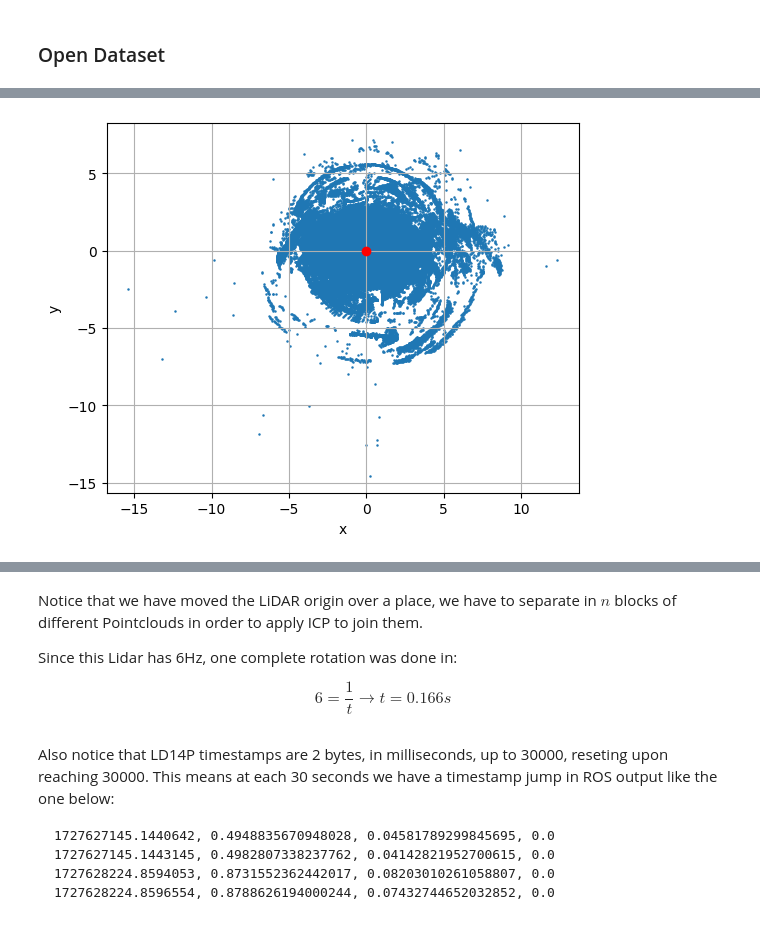
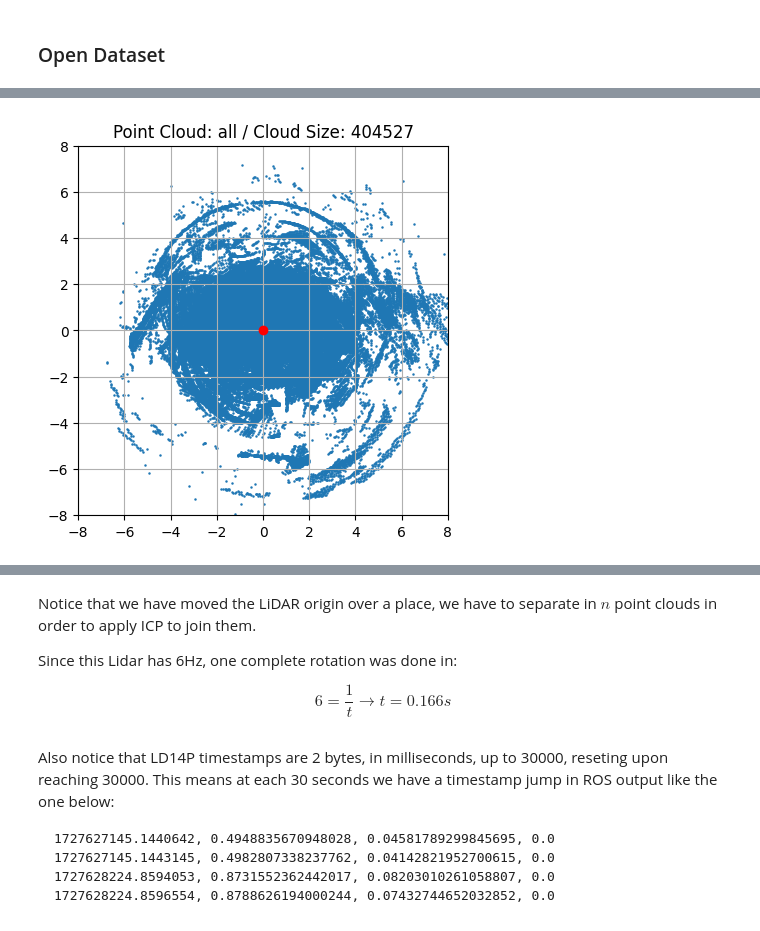
Before and after one commit to HumbertoDiego/lidar-experiments, a Jupyter notebook: Theory 2-IterativeClosestPoint.ipynb, the cells around one changed output, grey strips where cells are left out. Saved outputs shown, nothing was run; the diff lists cells and outputs as text; code cells hidden in the pictures.

```diff
--- a/Theory 2-IterativeClosestPoint.ipynb
+++ b/Theory 2-IterativeClosestPoint.ipynb
@@ -768,0 +770,24 @@ time: 0 ns (started: 2024-11-15 18:38:25 -03:00)
+# %%
+def plot_2d(x, y, frame, axis = None):
+    # ax1 = df2.plot.scatter(x='x', y='y', s=0.6)
+    if axis:
+        ax1 = axis
+    else:
+        ax1 = plt.gca()
+    ax1.scatter(x,y, s=0.6)
+    ax1.set_ylim(-8, 8)
+    ax1.set_xlim(-8, 8)
+    ax1.plot(0, 0, 'ro')
+    ax1.set_title(f"Point Cloud: {frame} / Cloud Size: {len(x)}")
+    ax1.grid()
+    ax1.set_aspect('equal')
+    if not axis:
+        plt.show()
+def draw_registration_result(source, target, transformation):
+    source_temp = copy.deepcopy(source)
+    target_temp = copy.deepcopy(target)
+    source_temp.paint_uniform_color([1, 0.706, 0])
+    target_temp.paint_uniform_color([0, 0.651, 0.929])
+    source_temp.transform(transformation)
+    o3d.visualization.draw_plotly([source_temp, target_temp],
+                                  window_name='Open3D')
@@ -781,9 +809,5 @@ df.tail(5)
-# %%
-# Create scatter plot
-ax = df.plot.scatter(x='x', y='y',s=0.6)
-ax.plot(0, 0, 'ro')
-plt.gca().set_aspect('equal')
-plt.grid()
-plt.show()
-# %% [output]
-[figure, removed]
+# %%
+# Create scatter plot
+plot_2d(df.x,df.y,"all")
+# %% [output]
+[figure, added]
@@ -790,5 +815,5 @@ plt.show()
 # %% [markdown]
-Notice that we have moved the LiDAR origin over a place, we have to separate in $n$ blocks of different Pointclouds in order to apply ICP to join them.
+Notice that we have moved the LiDAR origin over a place, we have to separate in $n$ point clouds in order to apply ICP to join them.
 
 Since this Lidar has 6Hz, one complete rotation was done in:
 
```
Also changed, not shown: parts of 37 cells of this notebook, 2 other files.
